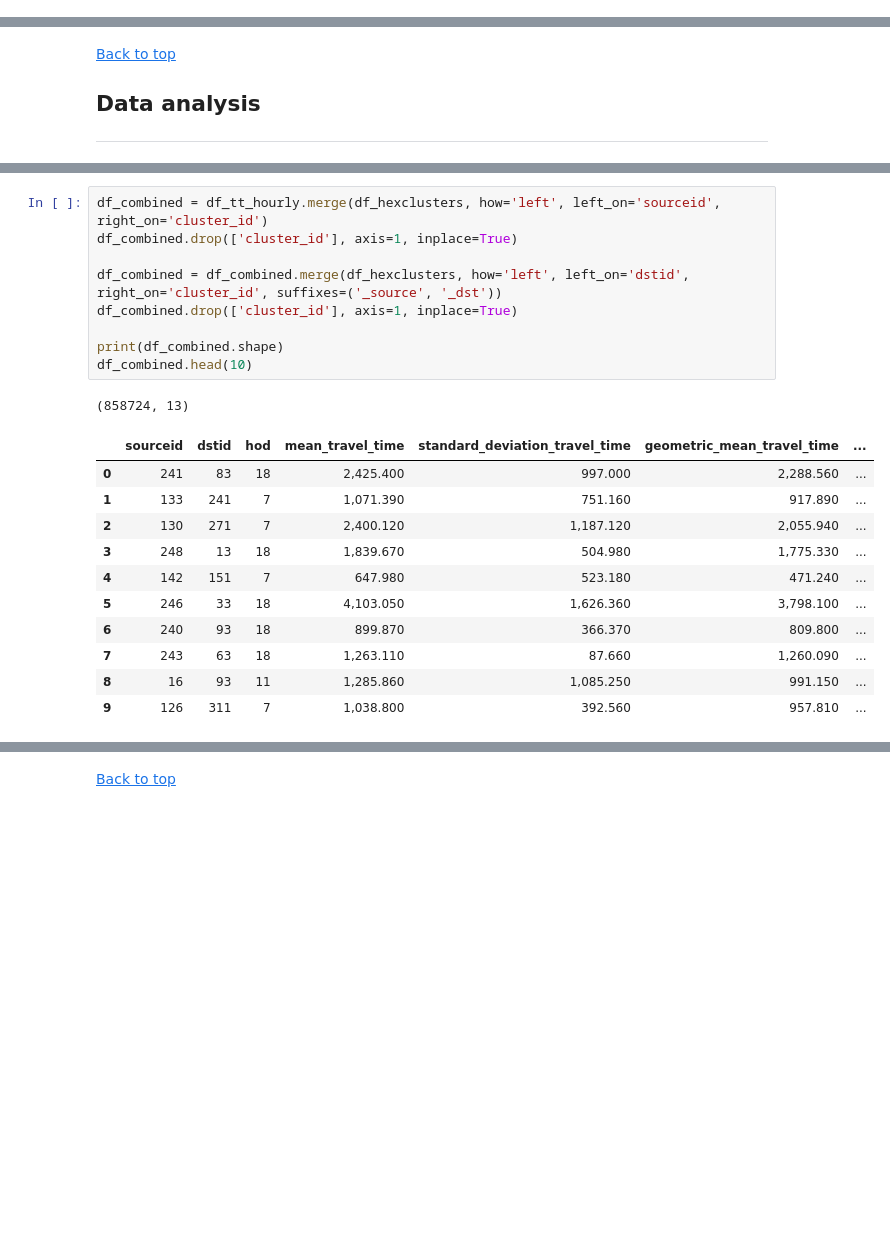
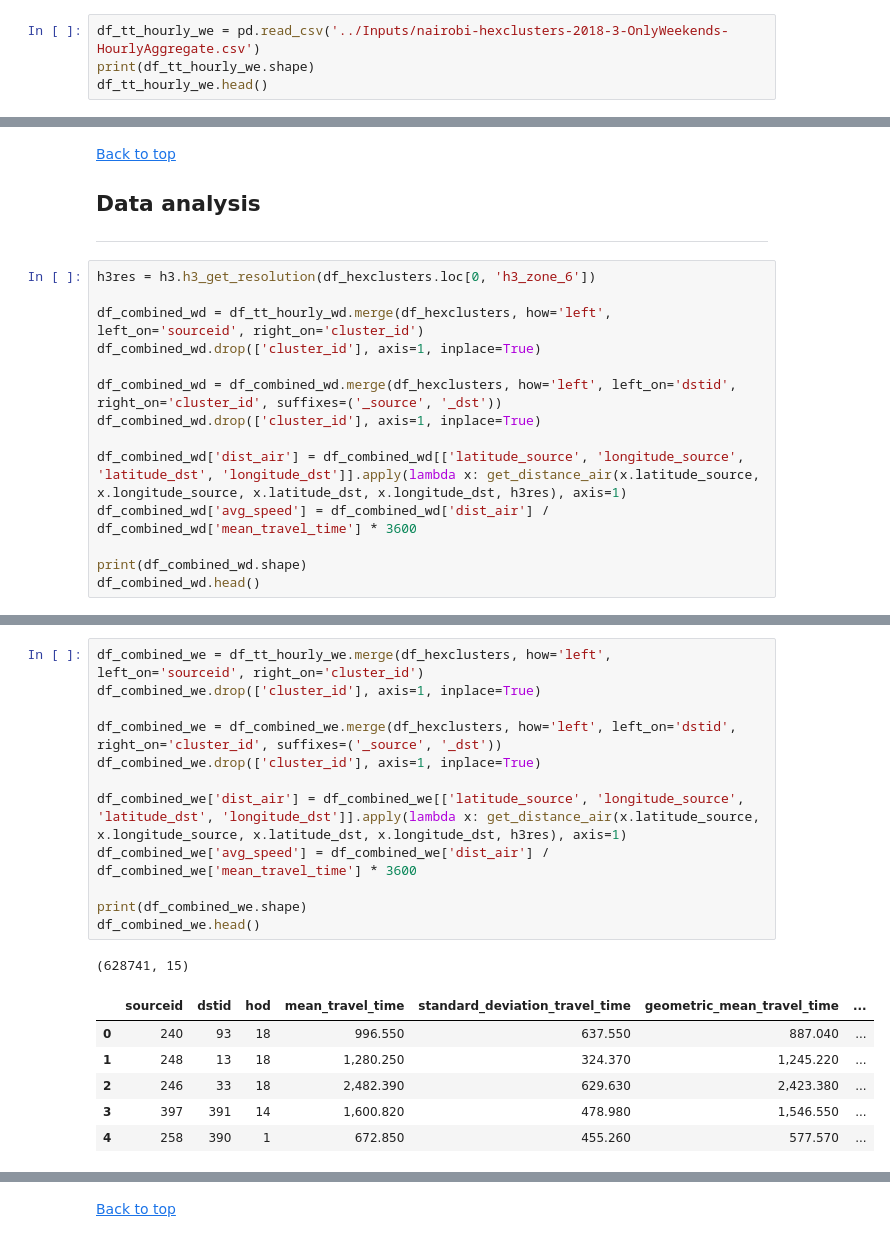
Before and after one commit to AndOleAnd/Capstone_N_A_P, a Jupyter notebook: Notebooks/Metrics.ipynb, the cells around one changed output, grey strips where cells are left out. Cells and saved outputs as stored; diff of their text form; blank space fills up the shorter version.

```diff
--- a/Notebooks/Metrics.ipynb
+++ b/Notebooks/Metrics.ipynb
@@ -244,0 +362,4 @@ df_tt_hourly.head()
+# %%
+df_tt_hourly_we = pd.read_csv('../Inputs/nairobi-hexclusters-2018-3-OnlyWeekends-HourlyAggregate.csv')
+print(df_tt_hourly_we.shape)
+df_tt_hourly_we.head()
@@ -315,3 +443,17 @@ dtype: int64
 
 ## Data analysis <a name="Data_analysis"></a>
 ***
+# %%
+h3res = h3.h3_get_resolution(df_hexclusters.loc[0, 'h3_zone_6'])
+
+df_combined_wd = df_tt_hourly_wd.merge(df_hexclusters, how='left', left_on='sourceid', right_on='cluster_id')
+df_combined_wd.drop(['cluster_id'], axis=1, inplace=True)
+
+df_combined_wd = df_combined_wd.merge(df_hexclusters, how='left', left_on='dstid', right_on='cluster_id', suffixes=('_source', '_dst'))
+df_combined_wd.drop(['cluster_id'], axis=1, inplace=True)
+
+df_combined_wd['dist_air'] = df_combined_wd[['latitude_source', 'longitude_source', 'latitude_dst', 'longitude_dst']].apply(lambda x: get_distance_air(x.latitude_source, x.longitude_source, x.latitude_dst, x.longitude_dst, h3res), axis=1)
+df_combined_wd['avg_speed'] = df_combined_wd['dist_air'] / df_combined_wd['mean_travel_time'] * 3600
+
+print(df_combined_wd.shape)
+df_combined_wd.head()
@@ -318,22 +489,20 @@ dtype: int64
 # %%
-df_combined = df_tt_hourly.merge(df_hexclusters, how='left', left_on='sourceid', right_on='cluster_id')
-df_combined.drop(['cluster_id'], axis=1, inplace=True)
+df_combined_we = df_tt_hourly_we.merge(df_hexclusters, how='left', left_on='sourceid', right_on='cluster_id')
+df_combined_we.drop(['cluster_id'], axis=1, inplace=True)
 
-df_combined = df_combined.merge(df_hexclusters, how='left', left_on='dstid', right_on='cluster_id', suffixes=('_source', '_dst'))
-df_combined.drop(['cluster_id'], axis=1, inplace=True)
+df_combined_we = df_combined_we.merge(df_hexclusters, how='left', left_on='dstid', right_on='cluster_id', suffixes=('_source', '_dst'))
+df_combined_we.drop(['cluster_id'], axis=1, inplace=True)
 
-print(df_combined.shape)
-df_combined.head(10)
+df_combined_we['dist_air'] = df_combined_we[['latitude_source', 'longitude_source', 'latitude_dst', 'longitude_dst']].apply(lambda x: get_distance_air(x.latitude_source, x.longitude_source, x.latitude_dst, x.longitude_dst, h3res), axis=1)
+df_combined_we['avg_speed'] = df_combined_we['dist_air'] / df_combined_we['mean_travel_time'] * 3600
+
+print(df_combined_we.shape)
+df_combined_we.head()
 # %% [output]
-(858724, 13)
+(628741, 15)
 |  | sourceid | dstid | hod | mean_travel_time | standard_deviation_travel_time | geometric_mean_travel_time | ... |
-| 0 | 241 | 83 | 18 | 2,425.400 | 997.000 | 2,288.560 | ... |
-| 1 | 133 | 241 | 7 | 1,071.390 | 751.160 | 917.890 | ... |
-| 2 | 130 | 271 | 7 | 2,400.120 | 1,187.120 | 2,055.940 | ... |
-| 3 | 248 | 13 | 18 | 1,839.670 | 504.980 | 1,775.330 | ... |
-| 4 | 142 | 151 | 7 | 647.980 | 523.180 | 471.240 | ... |
-| 5 | 246 | 33 | 18 | 4,103.050 | 1,626.360 | 3,798.100 | ... |
-| 6 | 240 | 93 | 18 | 899.870 | 366.370 | 809.800 | ... |
-| 7 | 243 | 63 | 18 | 1,263.110 | 87.660 | 1,260.090 | ... |
-| 8 | 16 | 93 | 11 | 1,285.860 | 1,085.250 | 991.150 | ... |
-| 9 | 126 | 311 | 7 | 1,038.800 | 392.560 | 957.810 | ... |
+| 0 | 240 | 93 | 18 | 996.550 | 637.550 | 887.040 | ... |
+| 1 | 248 | 13 | 18 | 1,280.250 | 324.370 | 1,245.220 | ... |
+| 2 | 246 | 33 | 18 | 2,482.390 | 629.630 | 2,423.380 | ... |
+| 3 | 397 | 391 | 14 | 1,600.820 | 478.980 | 1,546.550 | ... |
+| 4 | 258 | 390 | 1 | 672.850 | 455.260 | 577.570 | ... |
```
Also changed, not shown: parts of 16 cells of this notebook, 1 other file.
